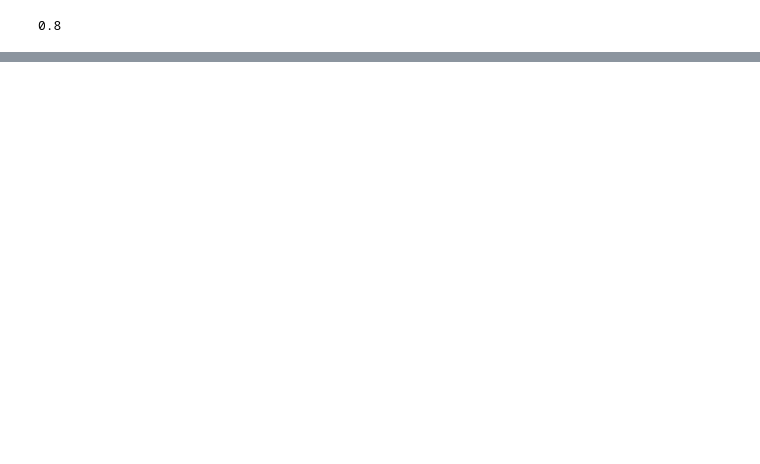
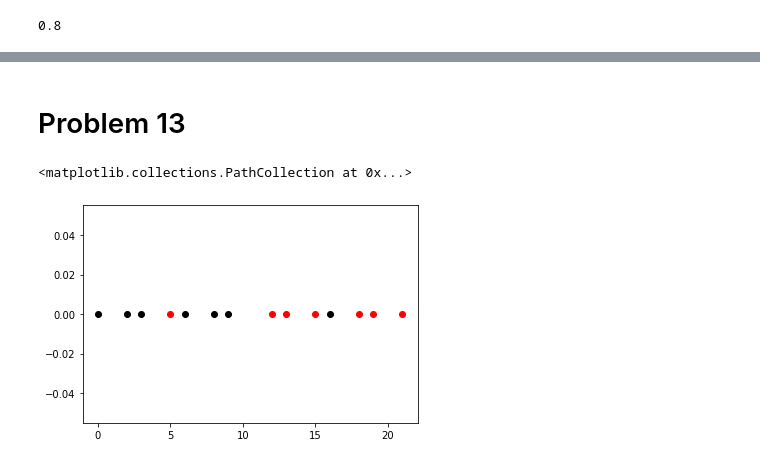
Before and after one commit to enricobu96/iml-exercises, a Jupyter notebook: set2/code.ipynb, the cells around one changed output, grey strips where cells are left out. Cells and saved outputs as stored; diff of their text form; code cells hidden in the pictures; blank space fills up the shorter version.

```diff
--- a/set2/code.ipynb
+++ b/set2/code.ipynb
@@ -282,0 +404,14 @@ plt.show()
+# %% [markdown]
+# Problem 13
+# %%
+import matplotlib.pyplot as plt
+
+xp = [0, 2, 3, 6, 8, 9, 16]
+xm = [5, 12, 13, 15, 18, 19, 21]
+y = [0, 0, 0, 0, 0, 0, 0]
+plt.scatter(xp, y, color='black')
+
+plt.scatter(xm, y, color='red')
+# %% [output]
+<matplotlib.collections.PathCollection at 0x...>
+[figure, added]
```
Also changed, not shown: parts of 6 cells of this notebook, 9 other files.
